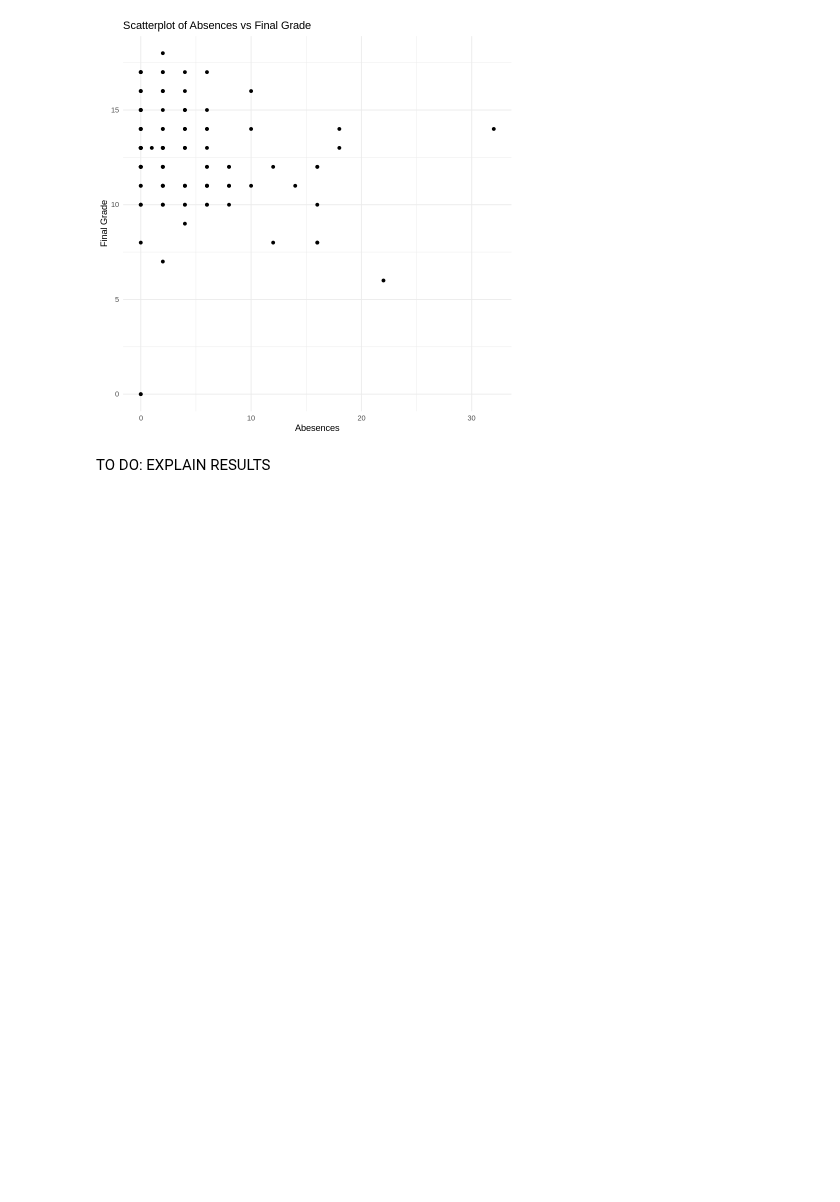
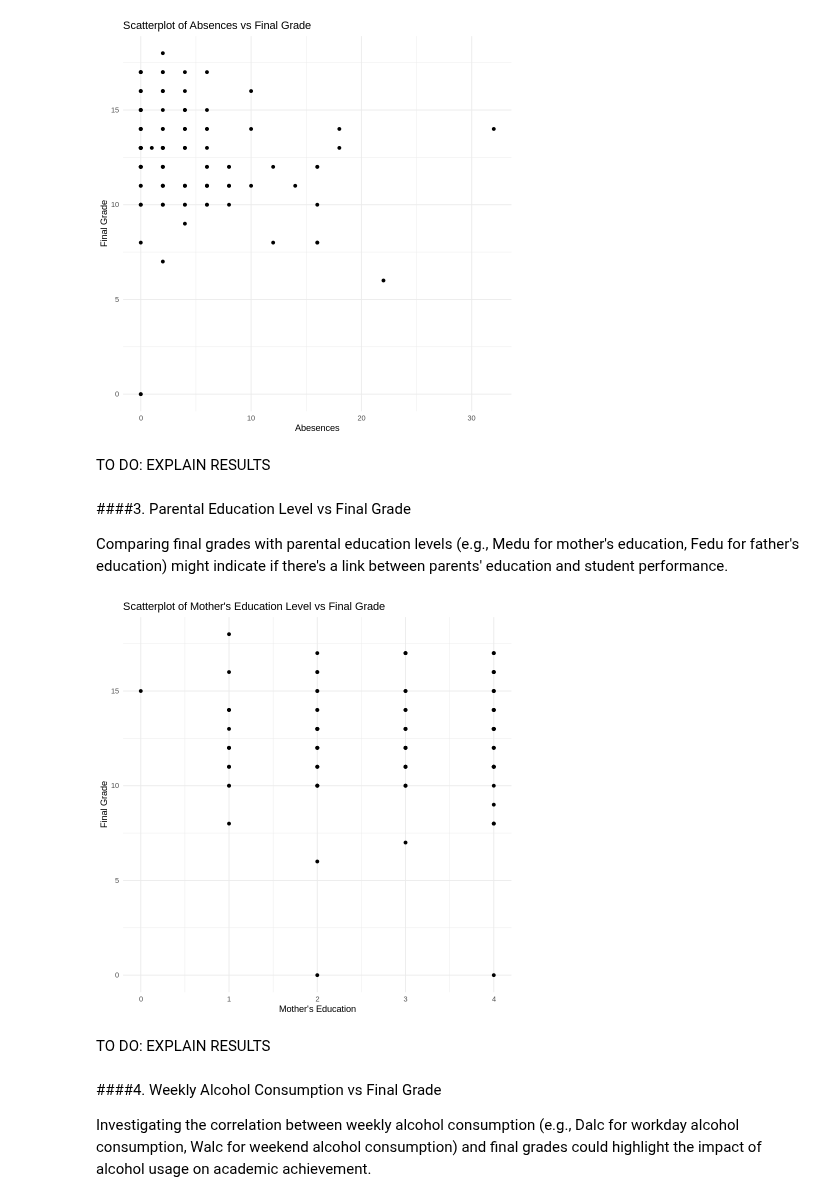
Before and after one commit to carlos-alves-one/Student-Performance-R, a Jupyter notebook: Regression_CW1.ipynb, the cells around one changed output. Drawn from its saved outputs; the diff is of its cells as text; code cells hidden in the pictures; blank space fills up the shorter version.

Commit message:
Parental Education Level vs Final Grade

```diff
--- a/Regression_CW1.ipynb
+++ b/Regression_CW1.ipynb
@@ -379,3 +379,24 @@ ggplot(train_set, aes(x = absences.y, y = G3.y)) +  # Replace X and Y with varia
 [figure]
 # %% [markdown]
 TO DO: EXPLAIN RESULTS
+# %% [markdown]
+####3. Parental Education Level vs Final Grade
+
+Comparing final grades with parental education levels (e.g., Medu for mother's education, Fedu for father's education) might indicate if there's a link between parents' education and student performance.
+# %%
+# Load necessary library for plotting
+library(ggplot2)
+
+# Scatterplot between Mother's Education vs Final Grade"
+ggplot(train_set, aes(x = Medu, y = G3.y)) +  # Replace X and Y with variable names
+  geom_point() +
+  theme_minimal() +
+  labs(title = "Scatterplot of Mother's Education Level vs Final Grade", x = "Mother's Education", y = "Final Grade")
+# %% [output]
+[figure, added]
+# %% [markdown]
+TO DO: EXPLAIN RESULTS
+# %% [markdown]
+####4. Weekly Alcohol Consumption vs Final Grade
+
+Investigating the correlation between weekly alcohol consumption (e.g., Dalc for workday alcohol consumption, Walc for weekend alcohol consumption) and final grades could highlight the impact of alcohol usage on academic achievement.
```
